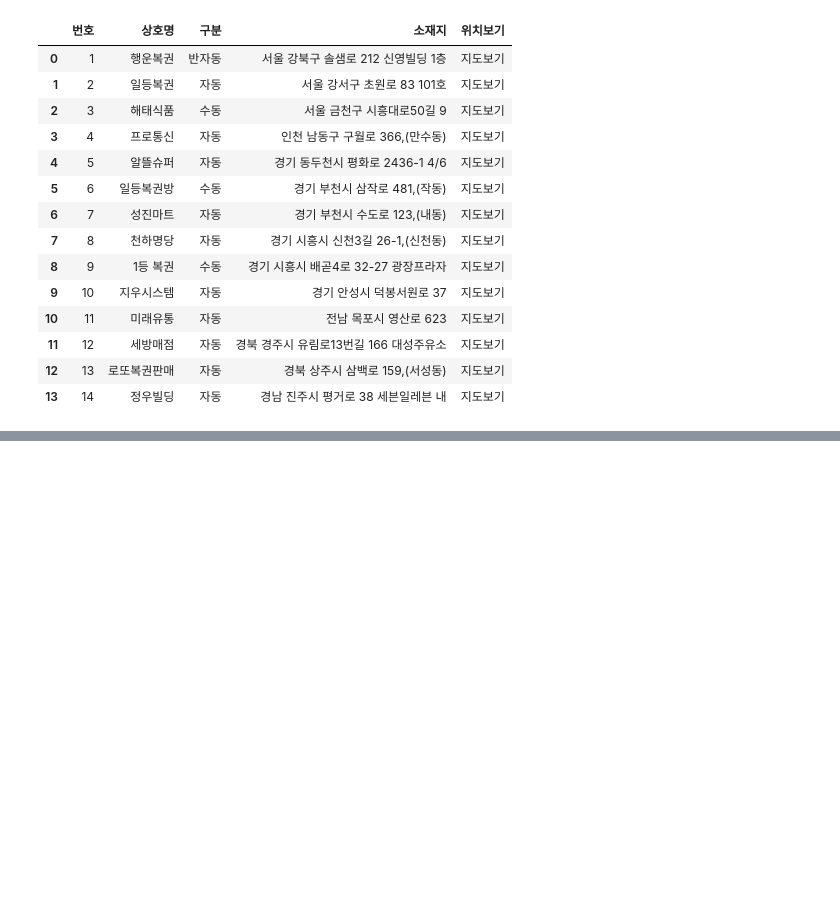
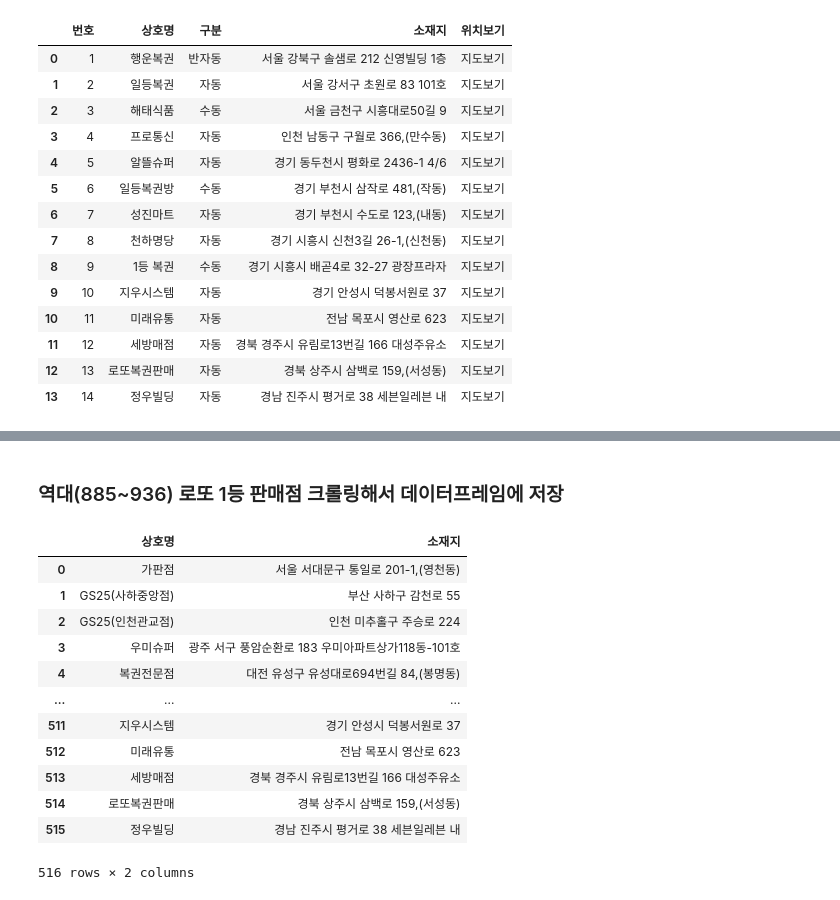
Before and after one commit to 2dowon/Project-DOTTO, a Jupyter notebook: 로또 판매점 크롤링.ipynb, the cells around one changed output, grey strips where cells are left out. Drawn from its saved outputs; the diff is of its cells as text; code cells hidden in the pictures; blank space fills up the shorter version.

Commit message:
로또 판매점 크롤링 데이터프레임 저장

```diff
--- a/로또 판매점 크롤링.ipynb
+++ b/로또 판매점 크롤링.ipynb
@@ -62,0 +83,40 @@ for i in range (885, 937):
+# %% [markdown]
+### 역대(885~936) 로또 1등 판매점 크롤링해서 데이터프레임에 저장
+# %%
+import pandas as pd
+from selenium import webdriver
+from selenium.webdriver.support.ui import Select
+import time
+
+driver = webdriver.Chrome('c:/chromedriver')
+url = 'https://dhlottery.co.kr/store.do?method=topStore&pageGubun=L645'
+driver.get(url)
+
+df_lotto_stores = pd.DataFrame()
+
+for i in range (885, 937):
+    select = Select(driver.find_element_by_id('drwNo')) # 회차를 고르기 위한 버튼
+    select.select_by_value(f'{i}') # 회차 선택
+    driver.find_element_by_xpath('//*[@id="searchBtn"]').click() # 조회 버튼 클릭
+    # time.sleep(2)
+    new_url = driver.page_source # 새로운 페이지에서 url을 받아오기 위해서 사용
+    df = pd.read_html(new_url)
+    df_lotto_store = df[1].T
+    # 하나의 데이터프레임으로 만들기 위해 합치기
+    df_lotto_stores = pd.concat([df_lotto_stores, df_lotto_store], axis=1, ignore_index=True)
+
+df_lotto_stores.T[["상호명", "소재지"]]
+# %% [output]
+|  | 상호명 | 소재지 |
+| 0 | 가판점 | 서울 서대문구 통일로 201-1,(영천동) |
+| 1 | GS25(사하중앙점) | 부산 사하구 감천로 55 |
+| 2 | GS25(인천관교점) | 인천 미추홀구 주승로 224 |
+| 3 | 우미슈퍼 | 광주 서구 풍암순환로 183 우미아파트상가118동-101호 |
+| 4 | 복권전문점 | 대전 유성구 유성대로694번길 84,(봉명동) |
+| ... | ... | ... |
+| 511 | 지우시스템 | 경기 안성시 덕봉서원로 37 |
+| 512 | 미래유통 | 전남 목포시 영산로 623 |
+| 513 | 세방매점 | 경북 경주시 유림로13번길 166 대성주유소 |
+| 514 | 로또복권판매 | 경북 상주시 삼백로 159,(서성동) |
+| 515 | 정우빌딩 | 경남 진주시 평거로 38 세븐일레븐 내 |
+516 rows × 2 columns
```
Also changed, not shown: parts of 2 cells of this notebook.
